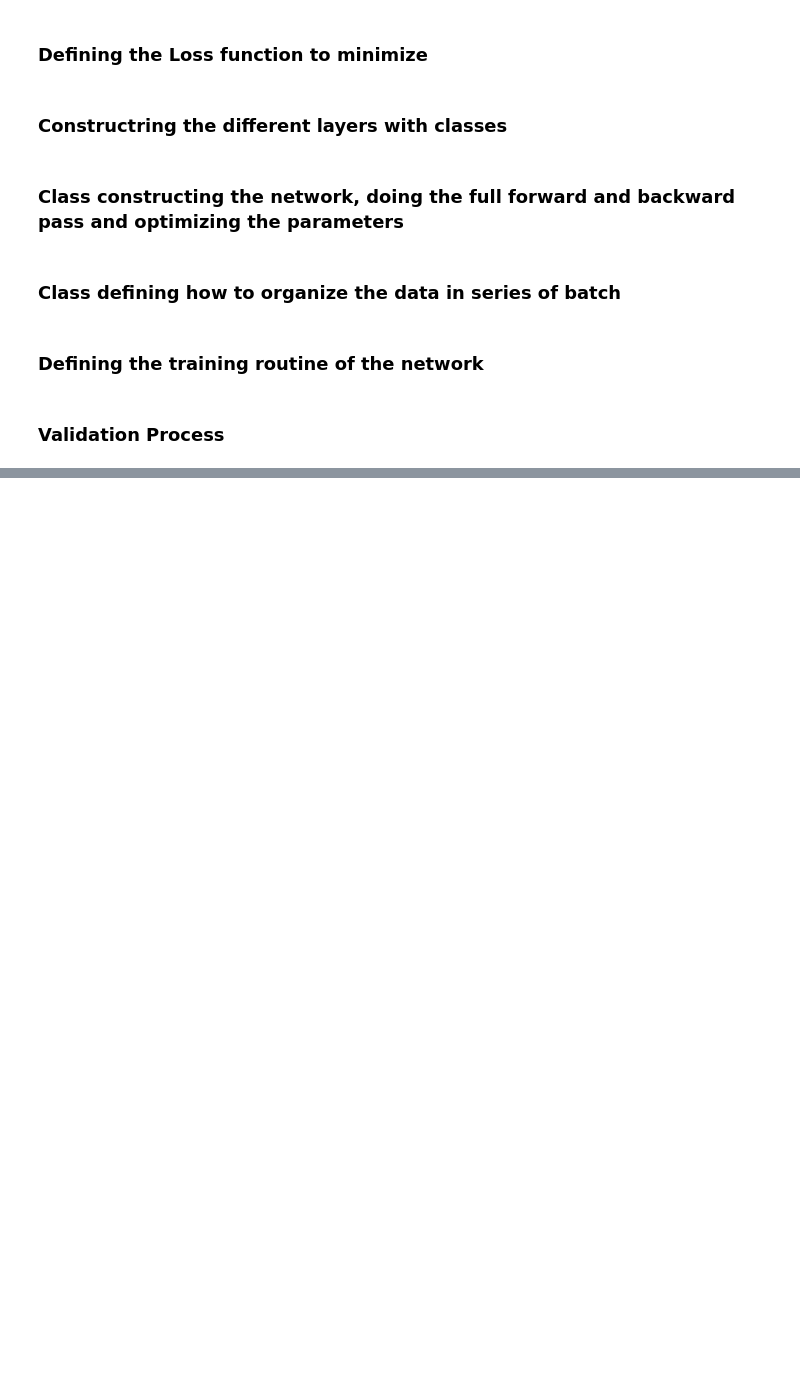
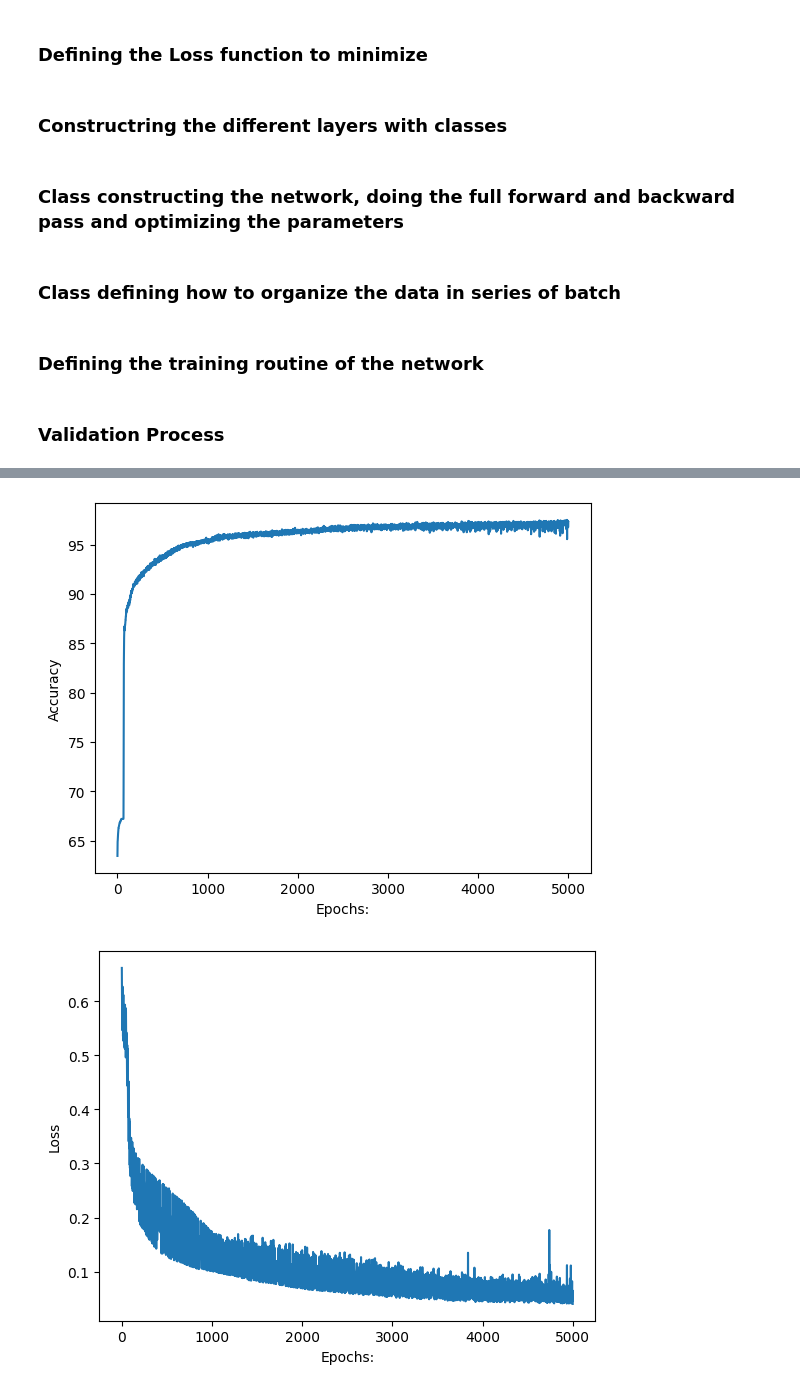
Before and after one commit to Cyrjl/Make-of-neural-network-with-numpy, a Jupyter notebook: Test_Final_NeuralNet.ipynb, the cells around one changed output, grey strips where cells are left out. Saved outputs shown, nothing was run; the diff lists cells and outputs as text; code cells hidden in the pictures; blank space fills up the shorter version.

```diff
--- a/Test_Final_NeuralNet.ipynb
+++ b/Test_Final_NeuralNet.ipynb
@@ -162,10 +159,9 @@ class Activation(Layer):
 class NeuralNet:
     def __init__(self, layers: Sequence[Layer], lr: float = 0.01) -> None:
         self.layers = layers
+        # Learning rate
         self.lr = lr
-        """
-        Learning rate
-        """
+
     def forward(self, inputs: Tensor) -> Tensor:
         """
         The forward pass takes the layers in order
@@ -187,8 +183,8 @@ class NeuralNet:
         Optimize the paramaters value at each step
         """
         for layer in self.layers:
-                for name in layer.params.keys():
-                    layer.params[name] = layer.params[name] - self.lr * layer.grads[name]
+            for name in layer.params.keys():
+                layer.params[name] = layer.params[name] - self.lr * layer.grads[name]
 # %% [markdown]
 ### Class defining how to organize the data in series of batch
 # %%
@@ -334,0 +372,6 @@ bin_labels_validation = np.where(labels_validation.values == 0, 1, 0)
+# %%
+NetCE_Loss_train, NetCE_Acc_train, NetCE_Actual_train, NetCE_Pred_train = train(NetCE, inputs=dataset1_train.values, targets=bin_labels_train,
+                                                                            loss=BinCrossEntropy(), iterator=BatchIterator(batch_size=batch_num), num_epochs=5000)
+
+NetCE_Loss_val, NetCE_Acc_val, NetCE_Actual_val, NetCE_Pred_val = validate(NetCE, inputs=dataset1_val.values, targets=bin_labels_val,
+                                                                       loss=BinCrossEntropy(), iterator=BatchIterator(batch_size=batch_num))
@@ -334,0 +396,18 @@ bin_labels_validation = np.where(labels_validation.values == 0, 1, 0)
+# %%
+plt.plot(NetCE_Acc_train)
+plt.ylabel('Accuracy')
+plt.xlabel("Epochs:")
+plt.show()
+
+plt.plot(NetCE_Loss_train)
+plt.ylabel('Loss')
+plt.xlabel("Epochs:")
+plt.show()
+
+plt.hist(NetCE_Pred_val, histtype='step', bins=20)
+plt.xlabel("Predictions")
+plt.ylabel("Counts")
+plt.show()
+# %% [output]
+[figure, added]
+[figure, added]
```
Also changed, not shown: parts of 14 cells of this notebook.
